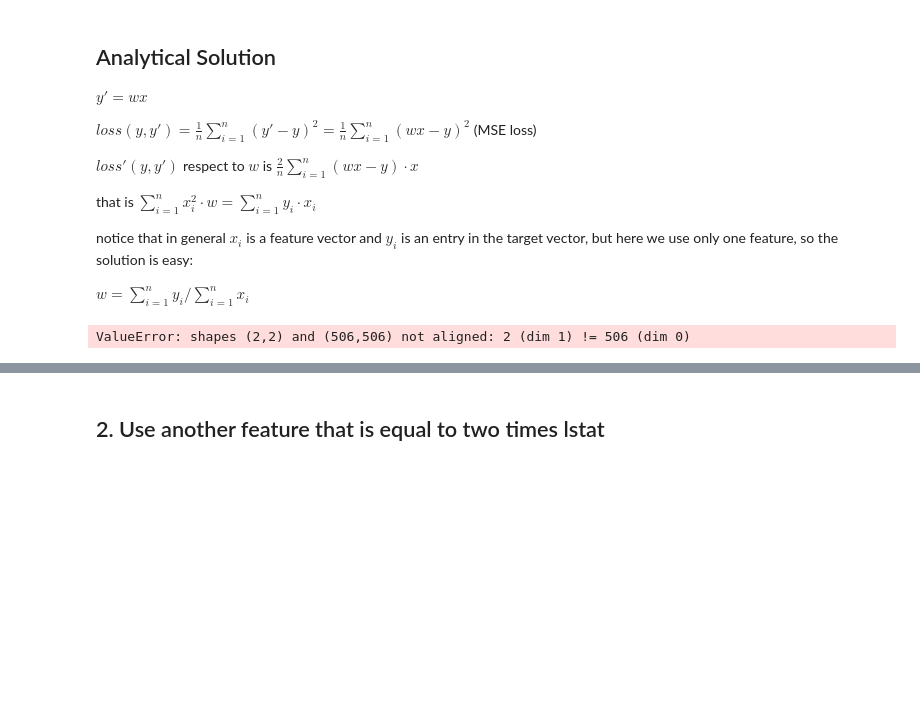
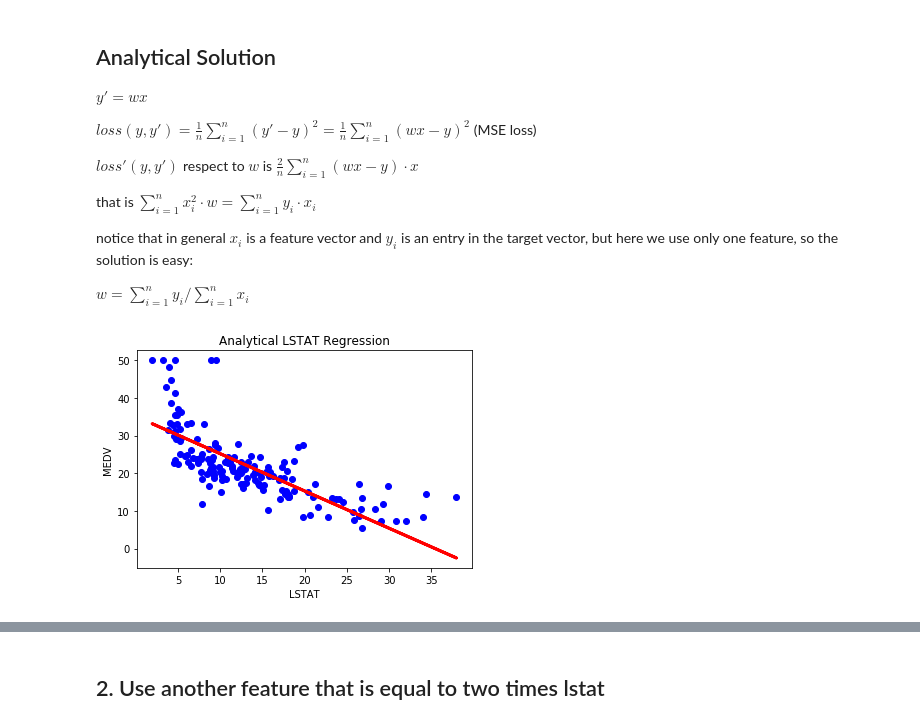
Before and after one commit to DebuggerOR/training_regression, a Jupyter notebook: training_regression.ipynb, the cells around one changed output, grey strips where cells are left out. Drawn from its saved outputs; the diff is of its cells as text; code cells hidden in the pictures; blank space fills up the shorter version.

Commit message:
fixed analytical and seq added mse added train-test split

```diff
--- a/training_regression.ipynb
+++ b/training_regression.ipynb
@@ -85,17 +86,27 @@ notice that in general $x_i$ is a feature vector and $y_i$ is an entry in the ta
  feature, so the solution is easy:
 
 $w = \sum_{i=1}^{n}{y_i} / \sum_{i=1}^{n}{x_i}$
-# %%
-
-X = np.array([[1,x] for x in df['LSTAT']])
-y = df['MEDV']
-
-n = len(df)
-r = np.linalg.matrix_rank(X)
-
-w_a = np.linalg.inv(np.dot(X,X.T))
-# %% [output]
-ValueError: shapes (2,2) and (506,506) not aligned: 2 (dim 1) != 506 (dim 0)
+# %%
+X = df['LSTAT']
+Y = df['MEDV']
+
+X_train, X_test, Y_train, Y_test = train_test_split(
+        X, Y, test_size=1 / 3, random_state=0)
+
+X_a = np.array([[1,x] for x in X_train])
+
+n = X_a.shape[1]
+r = np.linalg.matrix_rank(X_a)
+
+U, sigma, VT = np.linalg.svd(X_a, full_matrices=False)
+
+D_plus = np.diag(np.hstack([1/sigma[:r], np.zeros(n-r)]))
+
+V = VT.T
+
+X_plus = V.dot(D_plus).dot(U.T)
+
+w_a = X_plus.dot(Y_train)
 # %%
 def pred_a(x):
     return np.dot(w_a,np.array([1,x]))
@@ -105,13 +113,16 @@ df.head()
+# %%
+preds_a = X_test.apply(pred_a)
 # %%
 plt.title('Analytical LSTAT Regression')
-plt.scatter(df['LSTAT'],df['MEDV'])
 plt.xlabel('LSTAT')
 plt.ylabel('MEDV')
 
-plt.scatter(df['LSTAT'], df['MEDV'],  color='blue')
-plt.plot(df['LSTAT'], df['A_PRED'], color='red', linewidth=3)
+plt.scatter(X_test, Y_test,  color='blue')
+plt.plot(X_test, preds_a, color='red', linewidth=3)
 
 plt.show()
+# %% [output]
+[figure, added]
 # %%
 w_s = 0
 b_s = 0
```
Also changed, not shown: parts of 23 cells of this notebook, 1 other file.
